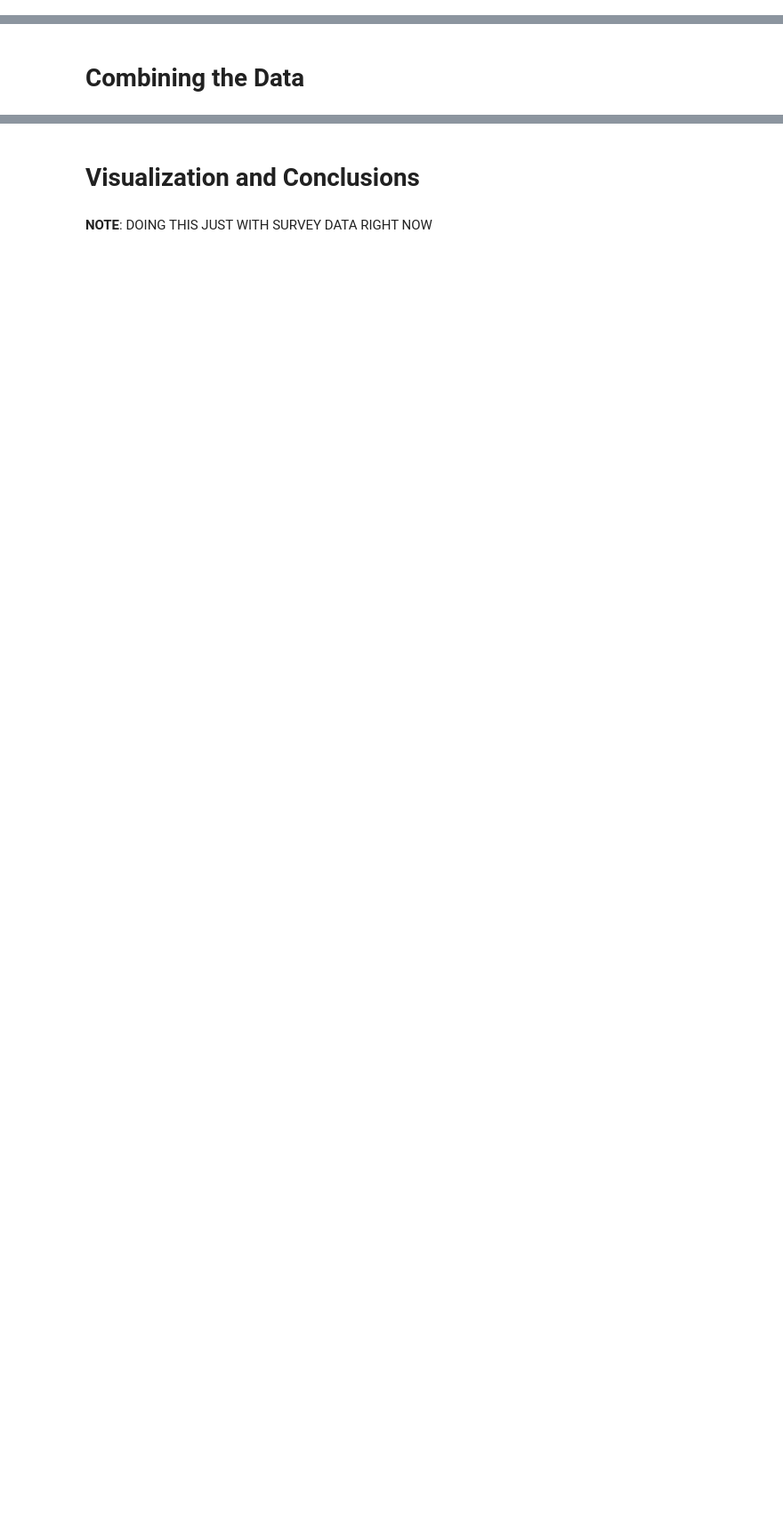
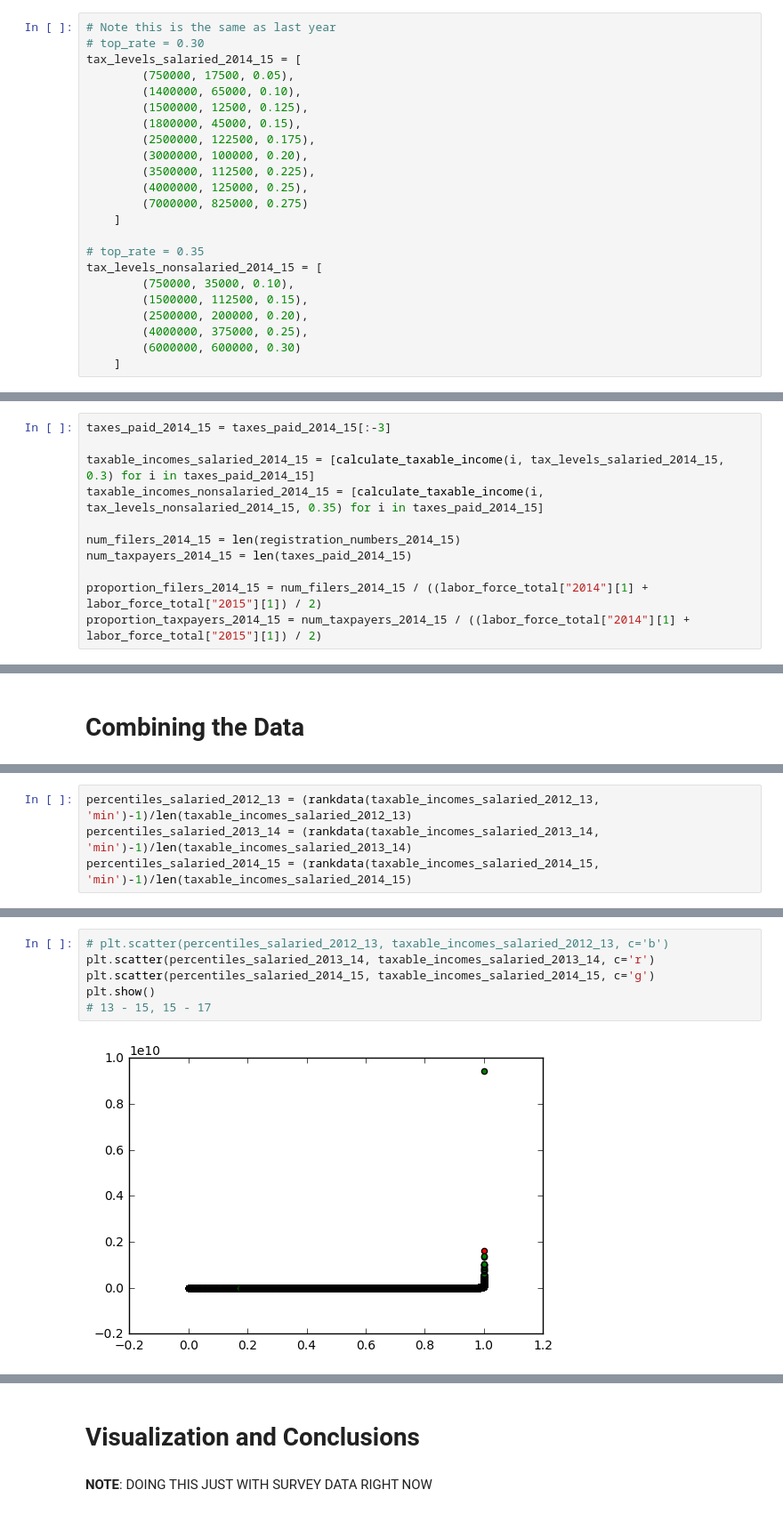
Before and after one commit to ali-aka-ahmed/DistributionalNationalAccounts-Pakistan, a Jupyter notebook: data_files/Calculations.ipynb, the cells around one changed output, grey strips where cells are left out. Shown: that part at 89% size. Saved outputs shown, nothing was run; the diff lists cells and outputs as text; blank space fills up the shorter version.

```diff
--- a/data_files/Calculations.ipynb
+++ b/data_files/Calculations.ipynb
@@ -1762,2 +1992,25 @@ file already exists: 2015_ParliamentarianTax
 # %% [markdown]
 ### 2014 - 2015
+# %%
+# Note this is the same as last year
+# top_rate = 0.30
+tax_levels_salaried_2014_15 = [
+        (750000, 17500, 0.05),
+        (1400000, 65000, 0.10),
+        (1500000, 12500, 0.125),
+        (1800000, 45000, 0.15),
+        (2500000, 122500, 0.175),
+        (3000000, 100000, 0.20),
+        (3500000, 112500, 0.225),
+        (4000000, 125000, 0.25),
+        (7000000, 825000, 0.275)
+    ]
+
+# top_rate = 0.35
+tax_levels_nonsalaried_2014_15 = [
+        (750000, 35000, 0.10),
+        (1500000, 112500, 0.15),
+        (2500000, 200000, 0.20),
+        (4000000, 375000, 0.25),
+        (6000000, 600000, 0.30)
+    ]
@@ -1767,0 +2321,11 @@ file already exists: 2015_ParliamentarianTax
+# %%
+taxes_paid_2014_15 = taxes_paid_2014_15[:-3]
+
+taxable_incomes_salaried_2014_15 = [calculate_taxable_income(i, tax_levels_salaried_2014_15, 0.3) for i in taxes_paid_2014_15]
+taxable_incomes_nonsalaried_2014_15 = [calculate_taxable_income(i, tax_levels_nonsalaried_2014_15, 0.35) for i in taxes_paid_2014_15]
+
+num_filers_2014_15 = len(registration_numbers_2014_15)
+num_taxpayers_2014_15 = len(taxes_paid_2014_15)
+
+proportion_filers_2014_15 = num_filers_2014_15 / ((labor_force_total["2014"][1] + labor_force_total["2015"][1]) / 2)
+proportion_taxpayers_2014_15 = num_taxpayers_2014_15 / ((labor_force_total["2014"][1] + labor_force_total["2015"][1]) / 2)
@@ -1771,0 +2599,4 @@ Here we combine everything
+# %%
+percentiles_salaried_2012_13 = (rankdata(taxable_incomes_salaried_2012_13, 'min')-1)/len(taxable_incomes_salaried_2012_13)
+percentiles_salaried_2013_14 = (rankdata(taxable_incomes_salaried_2013_14, 'min')-1)/len(taxable_incomes_salaried_2013_14)
+percentiles_salaried_2014_15 = (rankdata(taxable_incomes_salaried_2014_15, 'min')-1)/len(taxable_incomes_salaried_2014_15)
@@ -1771,0 +2605,8 @@ Here we combine everything
+# %%
+# plt.scatter(percentiles_salaried_2012_13, taxable_incomes_salaried_2012_13, c='b')
+plt.scatter(percentiles_salaried_2013_14, taxable_incomes_salaried_2013_14, c='r')
+plt.scatter(percentiles_salaried_2014_15, taxable_incomes_salaried_2014_15, c='g')
+plt.show()
+# 13 - 15, 15 - 17
+# %% [output]
+[figure, added]
```
Also changed, not shown: parts of 93 cells of this notebook, 9 other files.
